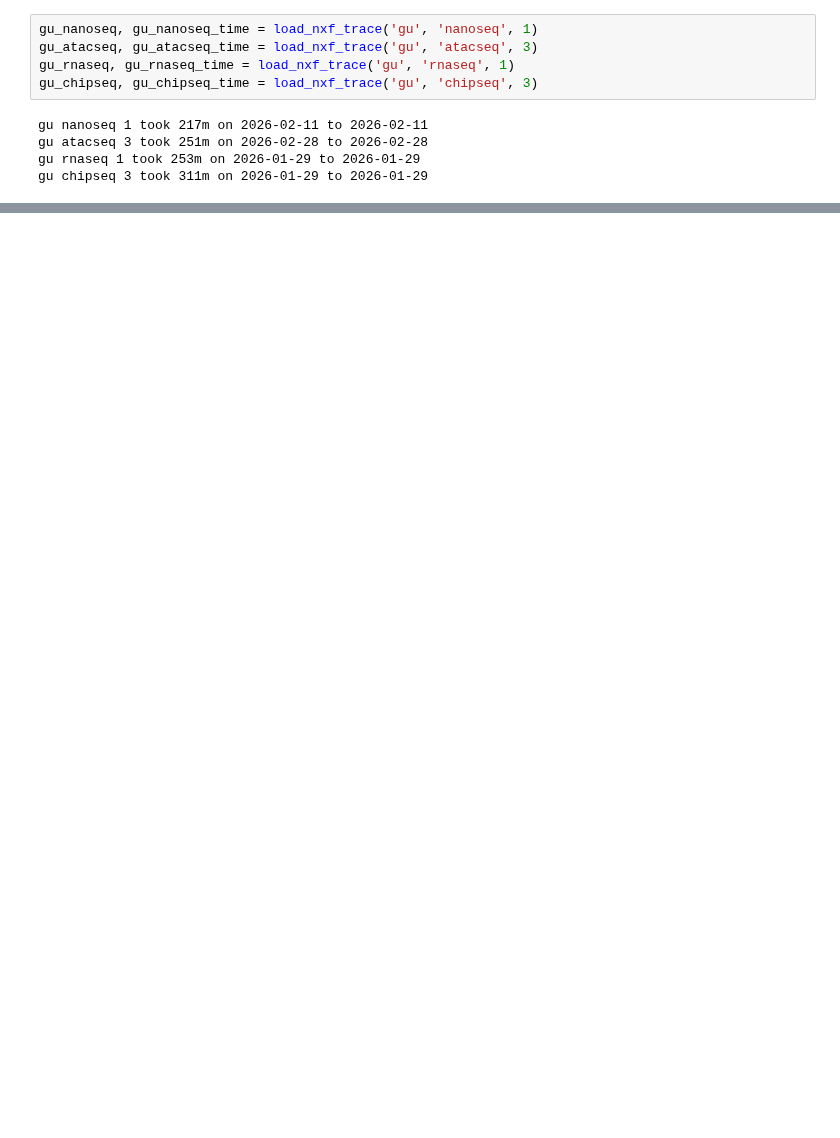
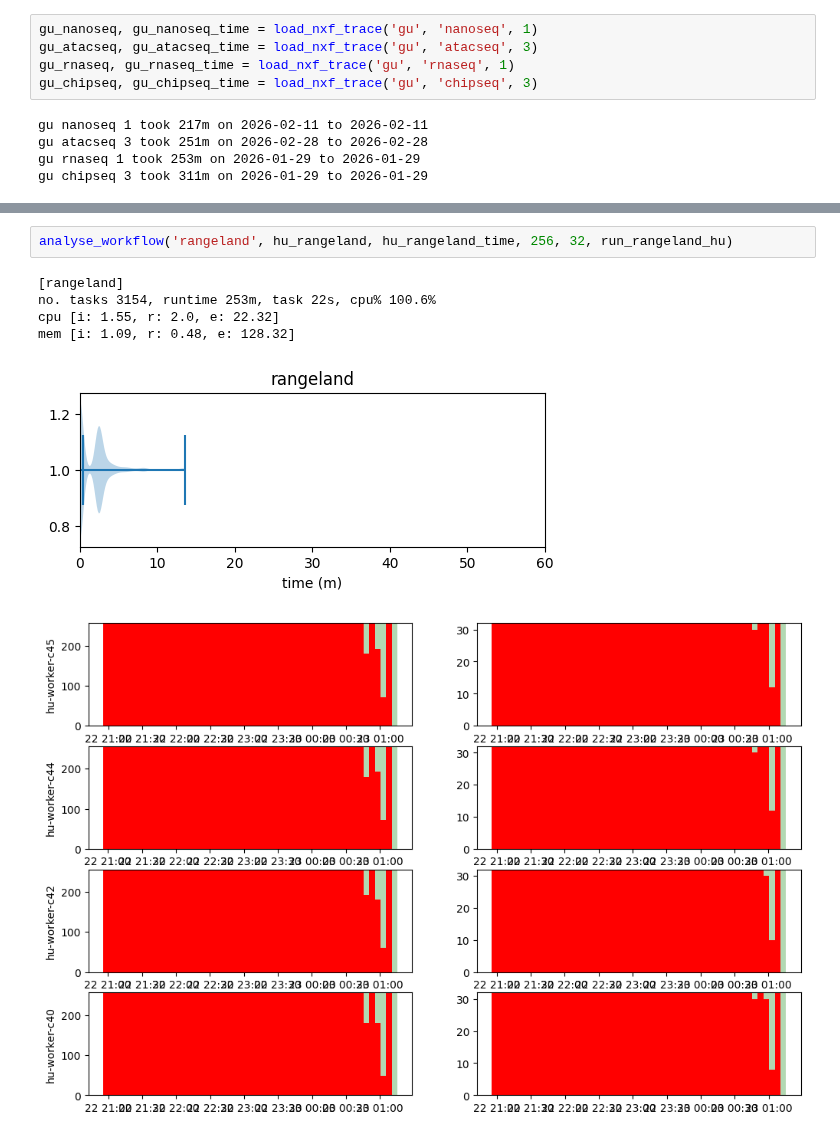
Before and after one commit to GlasgowC3lab/ichnos-results-evaluation, a Jupyter notebook: ext-results/ext-analysis.ipynb, the cells around one changed output, grey strips where cells are left out. Cells and saved outputs as stored; diff of their text form; blank space fills up the shorter version.

```diff
--- a/ext-results/ext-analysis.ipynb
+++ b/ext-results/ext-analysis.ipynb
@@ -291,0 +354,9 @@ plot_task_length_fig(gu_rnaseq, 'rnaseq')
+# %%
+analyse_workflow('rangeland', hu_rangeland, hu_rangeland_time, 256, 32, run_rangeland_hu)
+# %% [output]
+[rangeland]
+no. tasks 3154, runtime 253m, task 22s, cpu% 100.6%
+cpu [i: 1.55, r: 2.0, e: 22.32]
+mem [i: 1.09, r: 0.48, e: 128.32]
+[figure, added]
+[figure, added]
```
Also changed, not shown: parts of 13 cells of this notebook.
